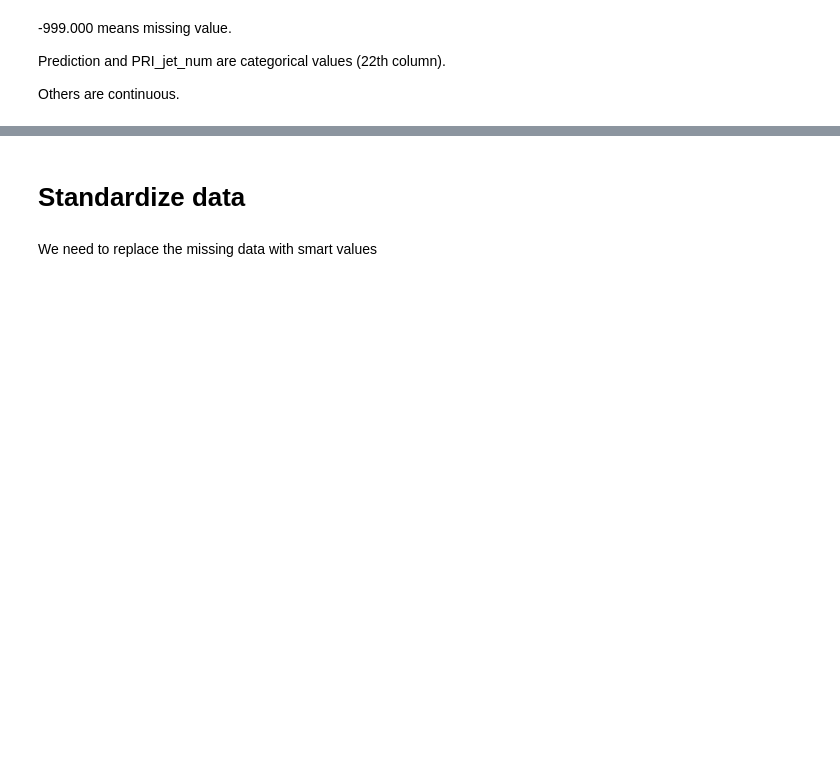
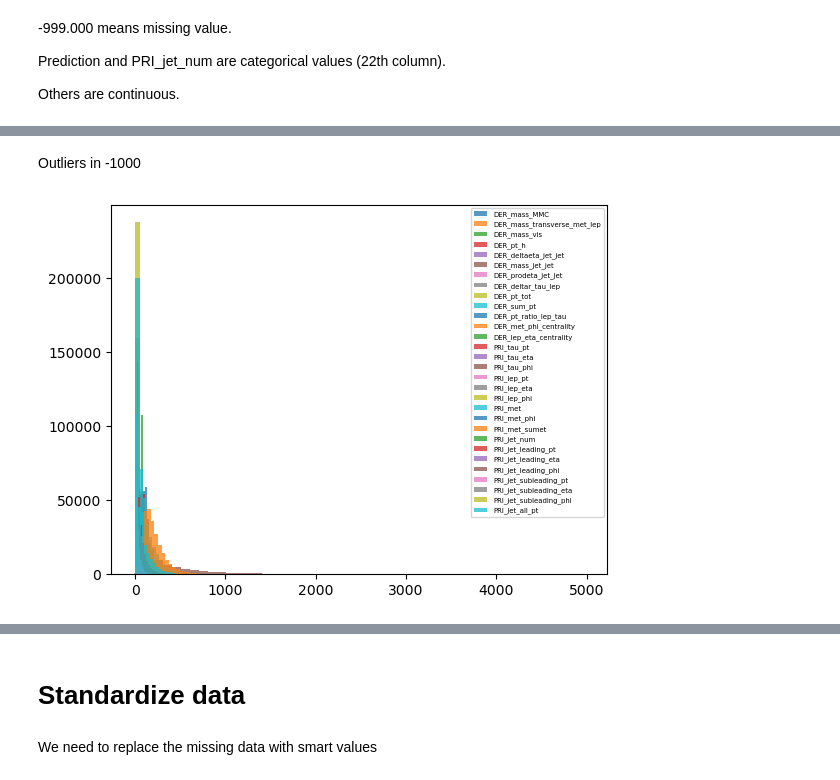
Before and after one commit to mkondracki/ML_project_1, a Jupyter notebook: Projet_1.ipynb, the cells around one changed output, grey strips where cells are left out. Cells and saved outputs as stored; diff of their text form; code cells hidden in the pictures; blank space fills up the shorter version.

```diff
--- a/Projet_1.ipynb
+++ b/Projet_1.ipynb
@@ -67,0 +78,12 @@ print(names)
+# %% [markdown]
+Outliers in -1000
+# %%
+from load import *
+#clean outliers
+x_tr_nan = put_nan(x_tr)
+
+for i in range(2, len(names)):
+    plt.hist(x_tr_nan[:,i-2], 50, alpha=0.75, label = names[i])
+    plt.legend(fontsize=5)
+# %% [output]
+[figure, added]
```
Also changed, not shown: parts of 23 cells of this notebook, 3 other files.
